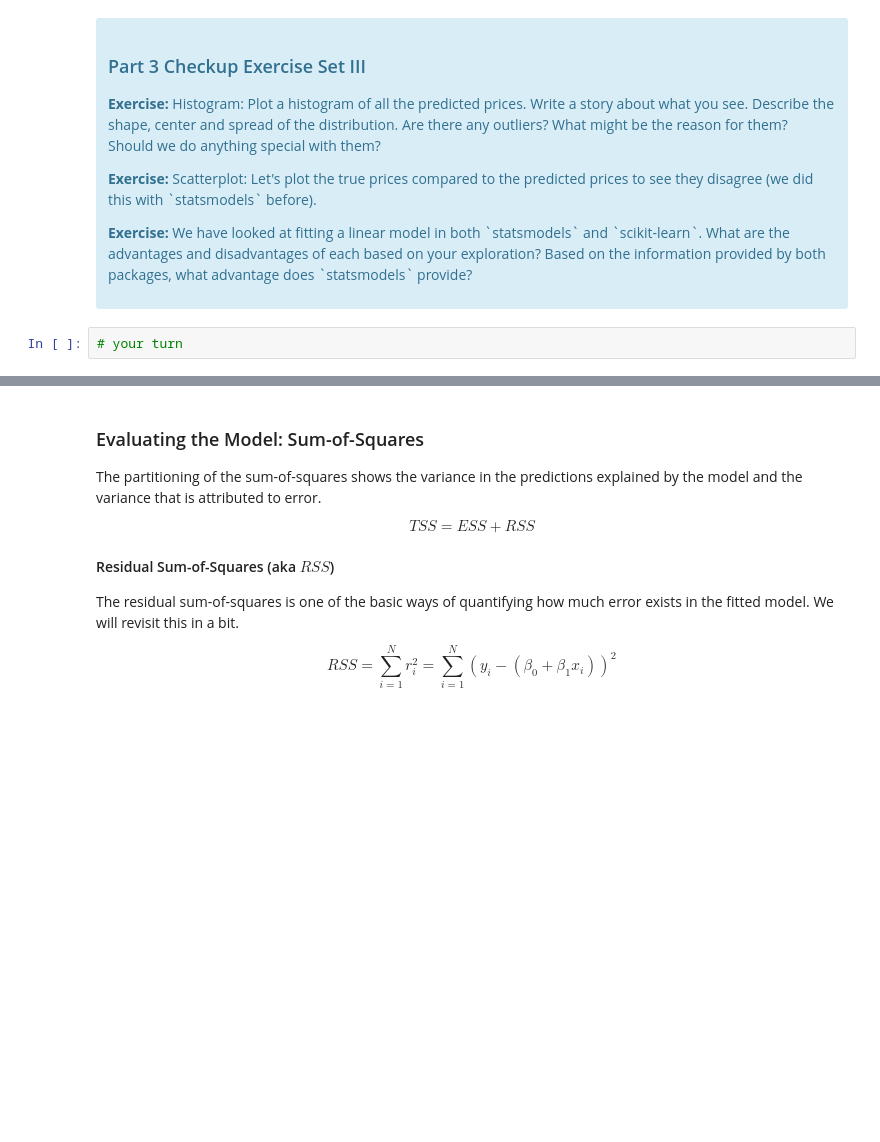
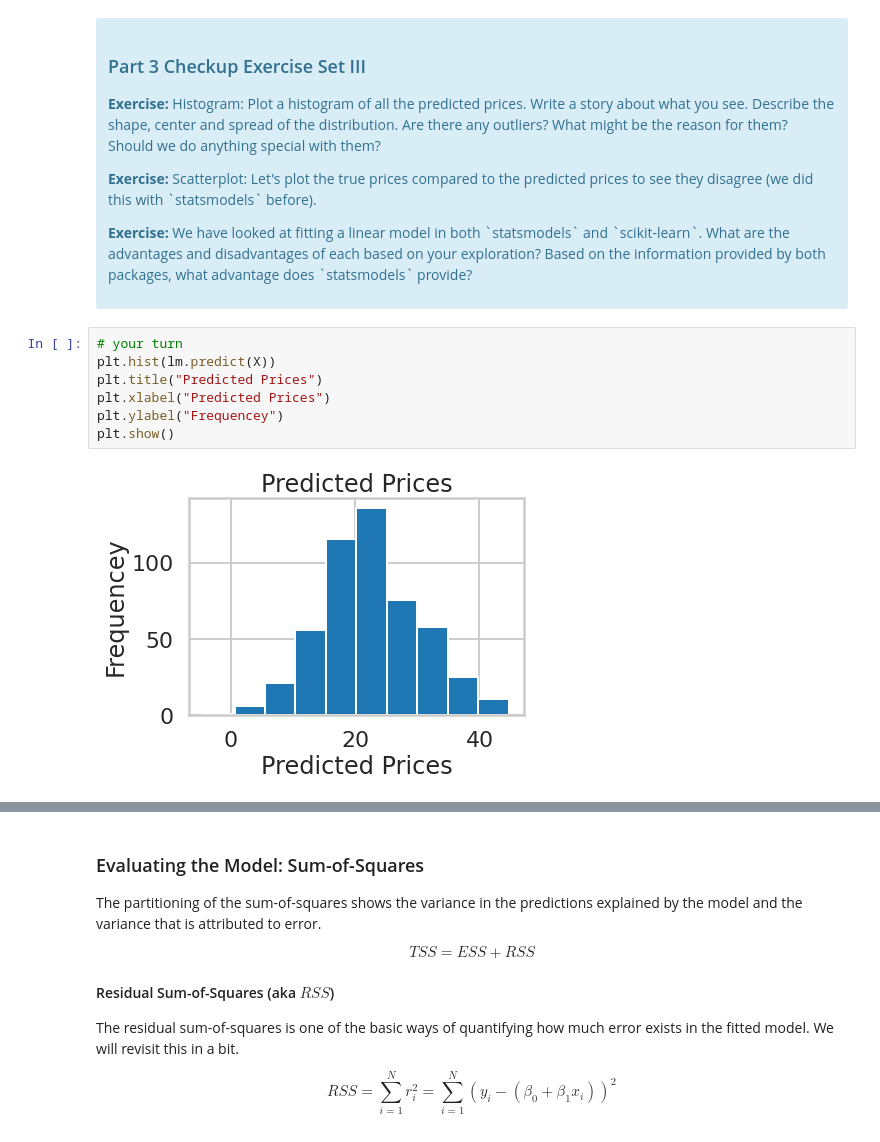
Before and after one commit to skakumanu/ml-bootcamp, a Jupyter notebook: Mini_Project_Linear_Regression.ipynb, the cells around one changed output, grey strips where cells are left out. Saved outputs shown, nothing was run; the diff lists cells and outputs as text; blank space fills up the shorter version.

```diff
--- a/Mini_Project_Linear_Regression.ipynb
+++ b/Mini_Project_Linear_Regression.ipynb
@@ -564,5 +567,12 @@ array([30.00384338, 25.02556238, 30.56759672, 28.60703649, 27.94352423])
 
 <p><b>Exercise:</b> We have looked at fitting a linear model in both `statsmodels` and `scikit-learn`. What are the advantages and disadvantages of each based on your exploration? Based on the information provided by both packages, what advantage does `statsmodels` provide?</p>
 </div>
-# %%
-# your turn
+# %%
+# your turn
+plt.hist(lm.predict(X))
+plt.title("Predicted Prices")
+plt.xlabel("Predicted Prices")
+plt.ylabel("Frequencey")
+plt.show()
+# %% [output]
+[figure, added]
```
Also changed, not shown: parts of 17 cells of this notebook.
